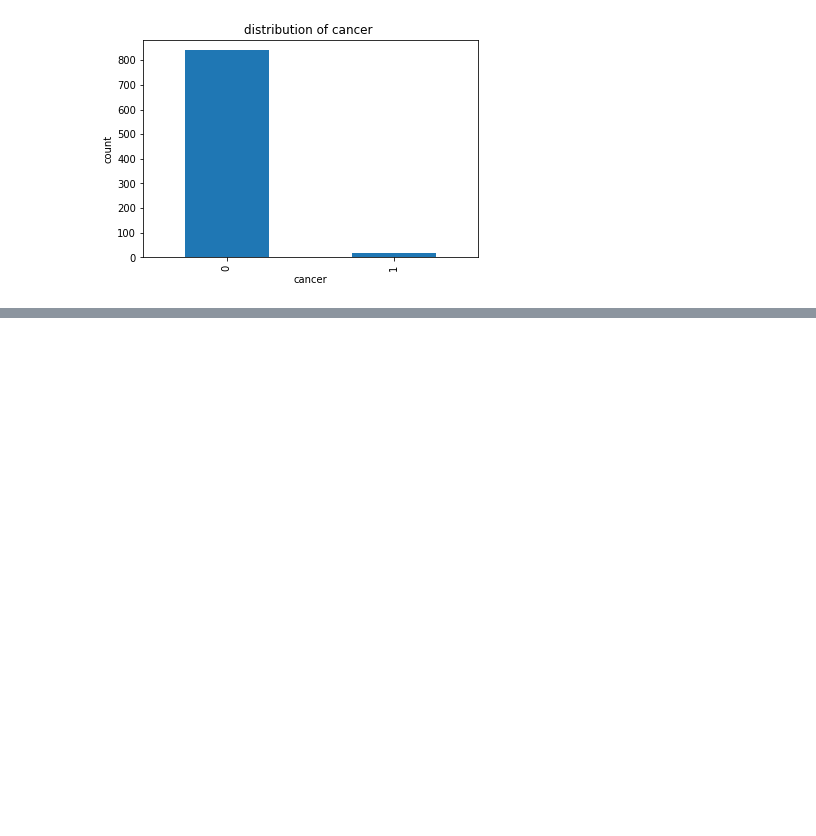
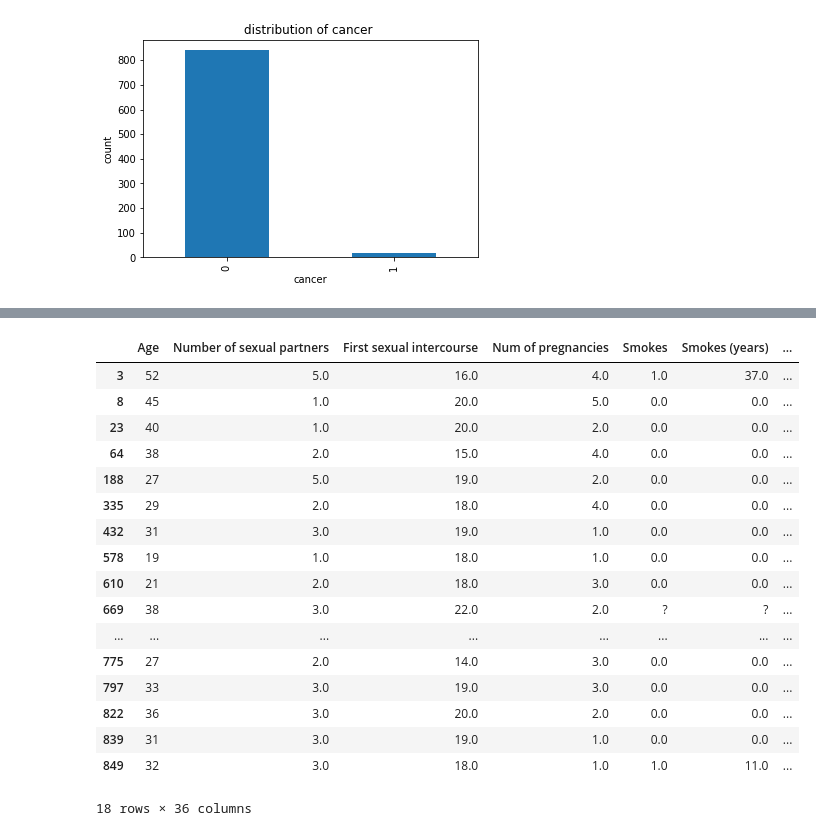
Before and after one commit to Dibieoluchi/cervical-cancer-risk-analysis, a Jupyter notebook: exploratory data analysis .ipynb, the cells around one changed output, grey strips where cells are left out. Drawn from its saved outputs; the diff is of its cells as text; code cells hidden in the pictures; blank space fills up the shorter version.

```diff
--- a/exploratory data analysis .ipynb
+++ b/exploratory data analysis .ipynb
@@ -186,0 +247,22 @@ plt.show()
+# %%
+cancer = cervical_cancer[cervical_cancer['Dx:Cancer'] ==1]
+cancer
+# %% [output]
+|  | Age | Number of sexual partners | First sexual intercourse | Num of pregnancies | Smokes | Smokes (years) | ... |
+| 3 | 52 | 5.0 | 16.0 | 4.0 | 1.0 | 37.0 | ... |
+| 8 | 45 | 1.0 | 20.0 | 5.0 | 0.0 | 0.0 | ... |
+| 23 | 40 | 1.0 | 20.0 | 2.0 | 0.0 | 0.0 | ... |
+| 64 | 38 | 2.0 | 15.0 | 4.0 | 0.0 | 0.0 | ... |
+| 188 | 27 | 5.0 | 19.0 | 2.0 | 0.0 | 0.0 | ... |
+| 335 | 29 | 2.0 | 18.0 | 4.0 | 0.0 | 0.0 | ... |
+| 432 | 31 | 3.0 | 19.0 | 1.0 | 0.0 | 0.0 | ... |
+| 578 | 19 | 1.0 | 18.0 | 1.0 | 0.0 | 0.0 | ... |
+| 610 | 21 | 2.0 | 18.0 | 3.0 | 0.0 | 0.0 | ... |
+| 669 | 38 | 3.0 | 22.0 | 2.0 | ? | ? | ... |
+| ... | ... | ... | ... | ... | ... | ... | ... |
+| 775 | 27 | 2.0 | 14.0 | 3.0 | 0.0 | 0.0 | ... |
+| 797 | 33 | 3.0 | 19.0 | 3.0 | 0.0 | 0.0 | ... |
+| 822 | 36 | 3.0 | 20.0 | 2.0 | 0.0 | 0.0 | ... |
+| 839 | 31 | 3.0 | 19.0 | 1.0 | 0.0 | 0.0 | ... |
+| 849 | 32 | 3.0 | 18.0 | 1.0 | 1.0 | 11.0 | ... |
+18 rows × 36 columns
```
Also changed, not shown: parts of 15 cells of this notebook, 1 other file.
